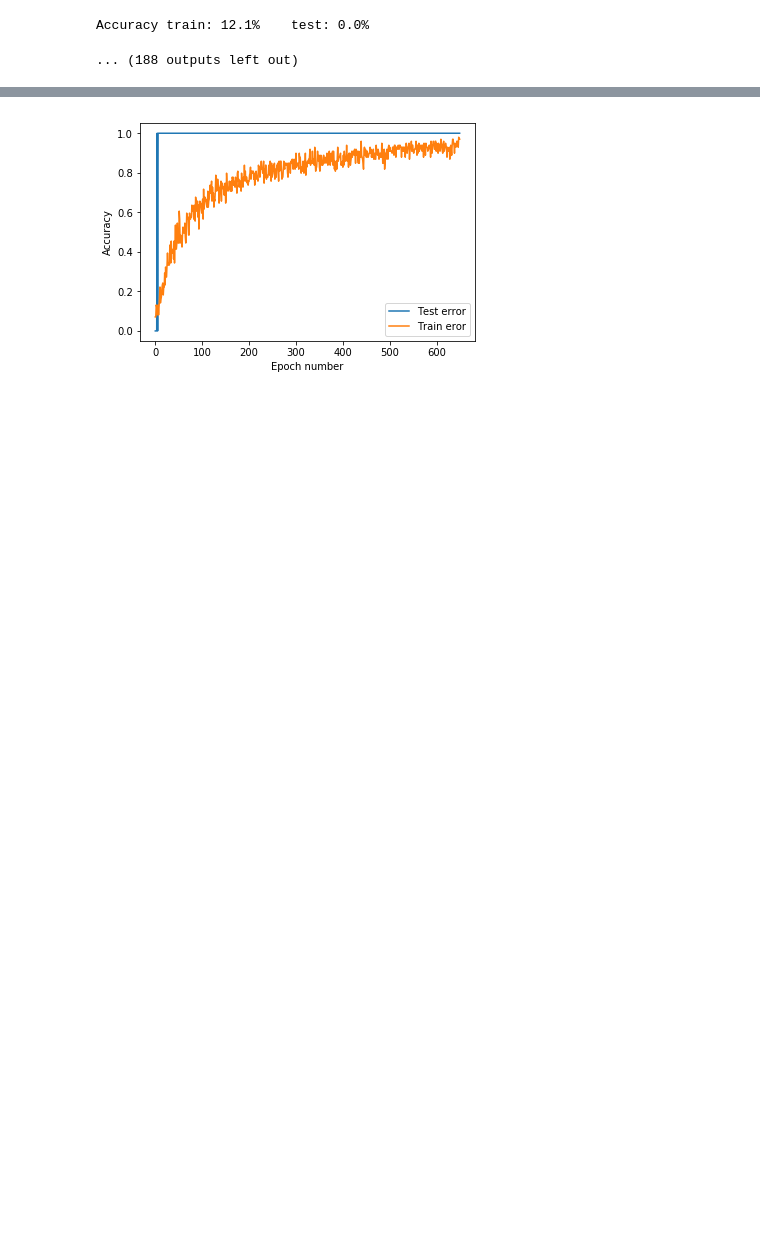
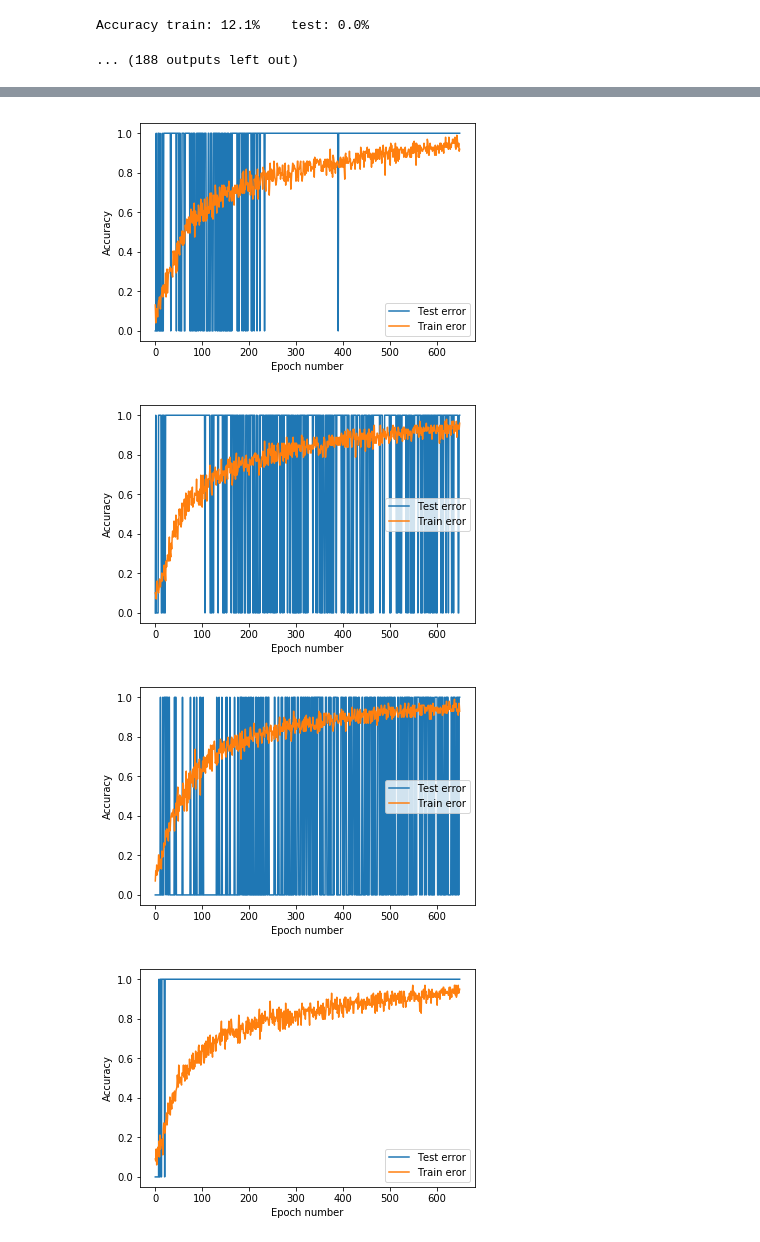
Before and after one commit to realnikolaj/02445, a Jupyter notebook: project1_NN.ipynb, the cells around one changed output, grey strips where cells are left out. Drawn from its saved outputs; the diff is of its cells as text; code cells hidden in the pictures; blank space fills up the shorter version.

Commit message:
better plots in project 2

```diff
--- a/project1_NN.ipynb
+++ b/project1_NN.ipynb
@@ -253,10 +274,14 @@ train_acc = np.load("train_acc_final.npy")
 # %%
-plt.plot(test_acc[3])
-plt.plot(train_acc[3])
-plt.legend(('Test error','Train eror'))
-plt.xlabel('Epoch number')
-plt.ylabel('Accuracy')
-# plt.savefig("TrainingAccuracy")
-plt.show()
+for i in range(10):
+    plt.plot(test_acc[i])
+    plt.plot(train_acc[i])
+    plt.legend(('Test error','Train eror'))
+    plt.xlabel('Epoch number')
+    plt.ylabel('Accuracy')
+    # plt.savefig("TrainingAccuracy")
+    plt.show()
 # %% [output]
-[figure, old version]
+[figure, new version]
+[figure, added]
+[figure, added]
+[figure, added]
```
Also changed, not shown: parts of 4 cells of this notebook, 2 other files.
